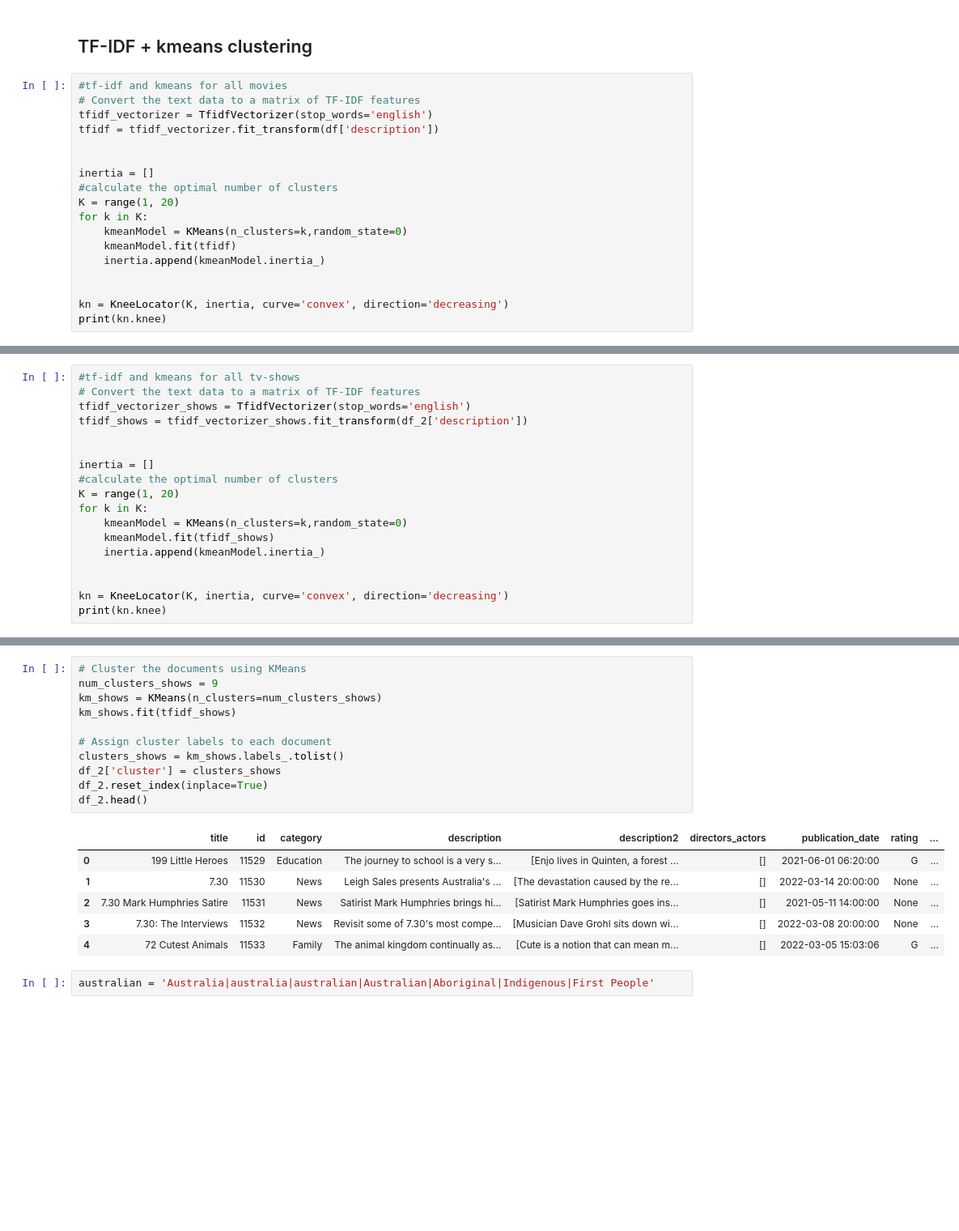
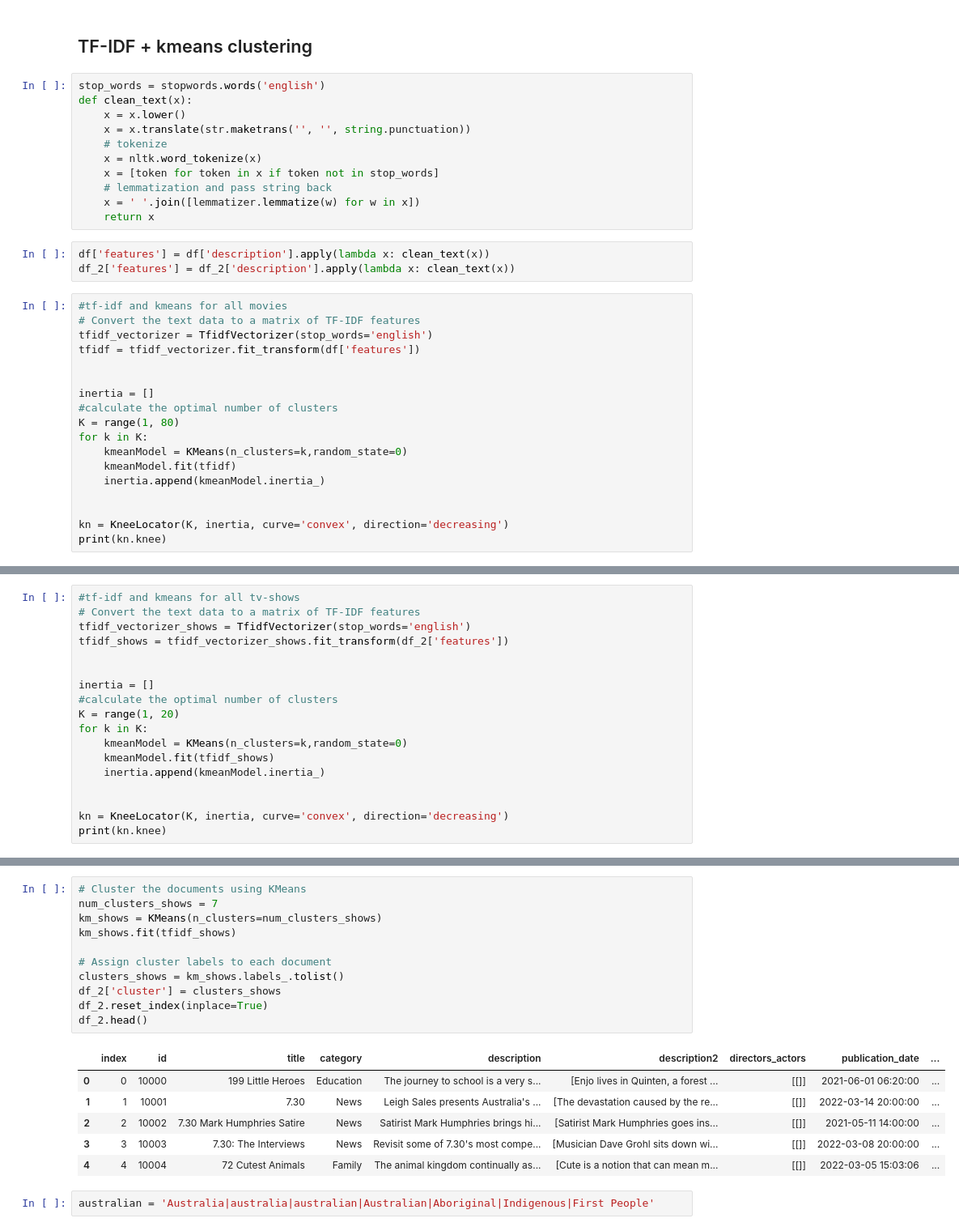
Before and after one commit to zoneout215/RS_assignment, a Jupyter notebook: content_based.ipynb, the cells around one changed output, grey strips where cells are left out. Shown at 81% size. Cells and saved outputs as stored; diff of their text form; blank space fills up the shorter version.

```diff
--- a/content_based.ipynb
+++ b/content_based.ipynb
@@ -60,15 +45,29 @@ activity.groupby('user_id').count()
 # %% [markdown]
 ## TF-IDF + kmeans clustering
+# %%
+stop_words = stopwords.words('english')
+def clean_text(x):
+    x = x.lower()
+    x = x.translate(str.maketrans('', '', string.punctuation))
+    # tokenize
+    x = nltk.word_tokenize(x)
+    x = [token for token in x if token not in stop_words]
+    # lemmatization and pass string back
+    x = ' '.join([lemmatizer.lemmatize(w) for w in x])
+    return x
+# %%
+df['features'] = df['description'].apply(lambda x: clean_text(x))
+df_2['features'] = df_2['description'].apply(lambda x: clean_text(x))
 # %%
 #tf-idf and kmeans for all movies
 # Convert the text data to a matrix of TF-IDF features
 tfidf_vectorizer = TfidfVectorizer(stop_words='english')
-tfidf = tfidf_vectorizer.fit_transform(df['description'])
+tfidf = tfidf_vectorizer.fit_transform(df['features'])
 
 
 inertia = []
 #calculate the optimal number of clusters
-K = range(1, 20)
+K = range(1, 80)
 for k in K:
     kmeanModel = KMeans(n_clusters=k,random_state=0)
     kmeanModel.fit(tfidf)
@@ -83,7 +82,7 @@ print(kn.knee)
 #tf-idf and kmeans for all tv-shows
 # Convert the text data to a matrix of TF-IDF features
 tfidf_vectorizer_shows = TfidfVectorizer(stop_words='english')
-tfidf_shows = tfidf_vectorizer_shows.fit_transform(df_2['description'])
+tfidf_shows = tfidf_vectorizer_shows.fit_transform(df_2['features'])
 
 
 inertia = []
@@ -111,21 +118,21 @@ df['cluster'] = clusters
 # %%
 # Cluster the documents using KMeans
-num_clusters_shows = 9
+num_clusters_shows = 7
 km_shows = KMeans(n_clusters=num_clusters_shows)
 km_shows.fit(tfidf_shows)
 
 # Assign cluster labels to each document
 clusters_shows = km_shows.labels_.tolist()
 df_2['cluster'] = clusters_shows
 df_2.reset_index(inplace=True)
 df_2.head()
 # %% [output]
-|  | title | id | category | description | description2 | directors_actors | publication_date | rating | ... |
-| 0 | 199 Little Heroes | 11529 | Education | The journey to school is a very s... | [Enjo lives in Quinten, a forest ... | [] | 2021-06-01 06:20:00 | G | ... |
-| 1 | 7.30 | 11530 | News | Leigh Sales presents Australia's ... | [The devastation caused by the re... | [] | 2022-03-14 20:00:00 | None | ... |
-| 2 | 7.30 Mark Humphries Satire | 11531 | News | Satirist Mark Humphries brings hi... | [Satirist Mark Humphries goes ins... | [] | 2021-05-11 14:00:00 | None | ... |
-| 3 | 7.30: The Interviews | 11532 | News | Revisit some of 7.30's most compe... | [Musician Dave Grohl sits down wi... | [] | 2022-03-08 20:00:00 | None | ... |
-| 4 | 72 Cutest Animals | 11533 | Family | The animal kingdom continually as... | [Cute is a notion that can mean m... | [] | 2022-03-05 15:03:06 | G | ... |
+|  | index | id | title | category | description | description2 | directors_actors | publication_date | ... |
+| 0 | 0 | 10000 | 199 Little Heroes | Education | The journey to school is a very s... | [Enjo lives in Quinten, a forest ... | [[]] | 2021-06-01 06:20:00 | ... |
+| 1 | 1 | 10001 | 7.30 | News | Leigh Sales presents Australia's ... | [The devastation caused by the re... | [[]] | 2022-03-14 20:00:00 | ... |
+| 2 | 2 | 10002 | 7.30 Mark Humphries Satire | News | Satirist Mark Humphries brings hi... | [Satirist Mark Humphries goes ins... | [[]] | 2021-05-11 14:00:00 | ... |
+| 3 | 3 | 10003 | 7.30: The Interviews | News | Revisit some of 7.30's most compe... | [Musician Dave Grohl sits down wi... | [[]] | 2022-03-08 20:00:00 | ... |
+| 4 | 4 | 10004 | 72 Cutest Animals | Family | The animal kingdom continually as... | [Cute is a notion that can mean m... | [[]] | 2022-03-05 15:03:06 | ... |
 # %%
 australian = 'Australia|australia|australian|Australian|Aboriginal|Indigenous|First People'
 # %%
```
Also changed, not shown: parts of 30 cells of this notebook, 4 other files.
